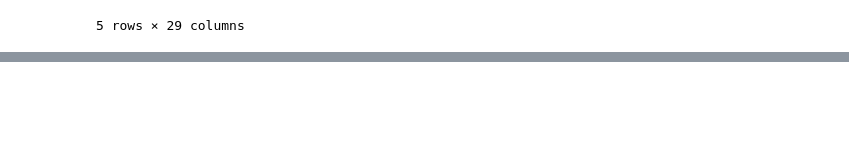
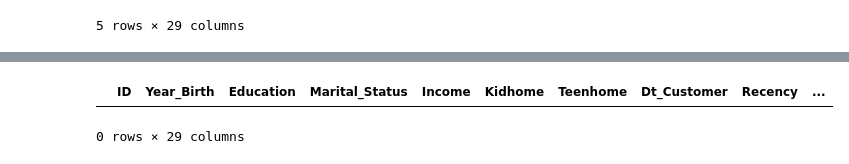
Before and after one commit to mustafagohar-sp/AI-ML-Internship, a Jupyter notebook: Week 2/kmeans.ipynb, the cells around one changed output, grey strips where cells are left out. Cells and saved outputs as stored; diff of their text form; code cells hidden in the pictures; blank space fills up the shorter version.

Commit message:
eda for dataset done (Missing values handled)

```diff
--- a/Week 2/kmeans.ipynb
+++ b/Week 2/kmeans.ipynb
@@ -16,0 +115,5 @@ customer.head()
+# %%
+# 24 people have null incomes
+# handling null values by taking mean of existing incomes and replacing them with null
+
+customer["Income"] = customer["Income"].fillna(customer["Income"].mean(), inplace=True)
@@ -16,0 +128,5 @@ customer.head()
+# %%
+customer[customer['Income'].isnull()]
+# %% [output]
+|  | ID | Year_Birth | Education | Marital_Status | Income | Kidhome | Teenhome | Dt_Customer | Recency | ... |
+0 rows × 29 columns
```
Also changed, not shown: parts of 7 cells of this notebook.
